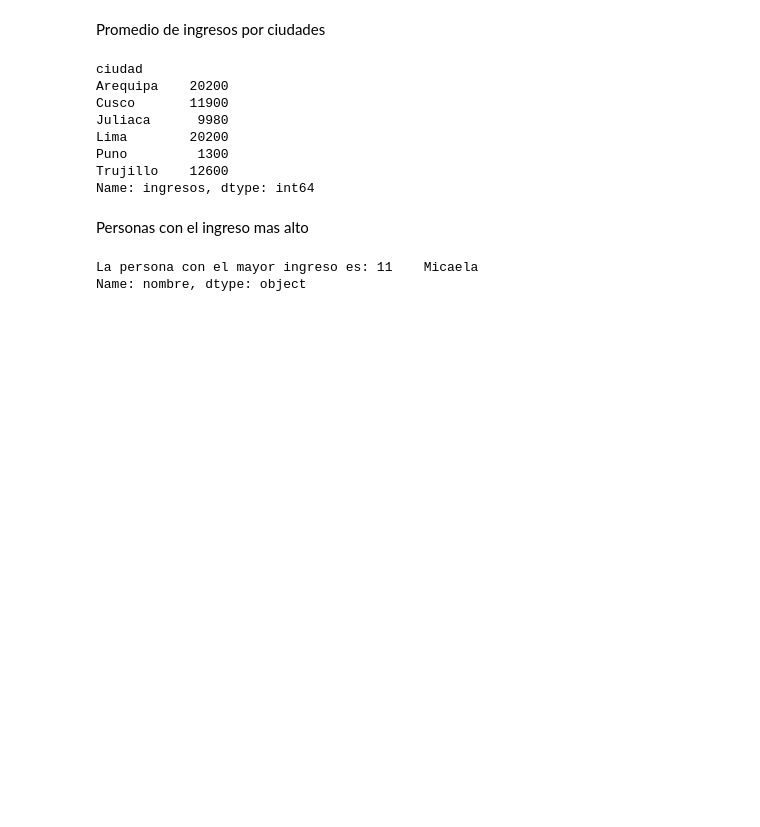
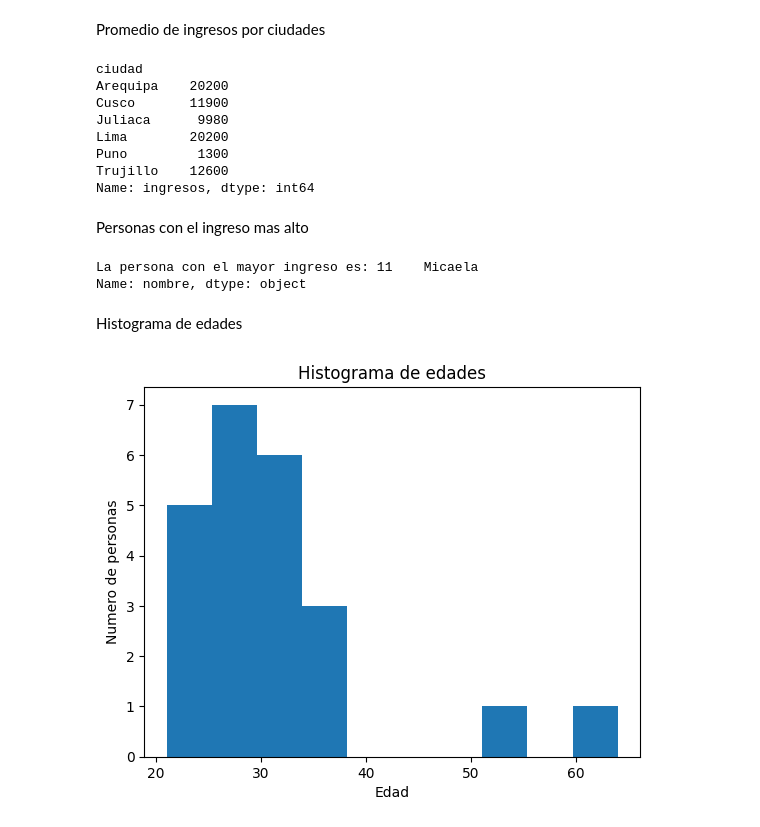
Before and after one commit to JhobanyT/BigDataRepositorio, a Jupyter notebook: practica_archivo1.ipynb, the cells around one changed output. Drawn from its saved outputs; the diff is of its cells as text; code cells hidden in the pictures; blank space fills up the shorter version.

```diff
--- a/practica_archivo1.ipynb
+++ b/practica_archivo1.ipynb
@@ -195,3 +203,16 @@ print(f"La persona con el mayor ingreso es: {persona_mayor_ingreso['nombre']}")
 # %% [output]
 La persona con el mayor ingreso es: 11    Micaela
 Name: nombre, dtype: object
+# %% [markdown]
+Histograma de edades
+# %%
+import matplotlib.pyplot as plt
+
+edades = df['edad']
+plt.hist(edades)
+plt.xlabel('Edad')
+plt.ylabel('Numero de personas')
+plt.title('Histograma de edades')
+plt.show()
+# %% [output]
+[figure, added]
```
Also changed, not shown: parts of 6 cells of this notebook.
